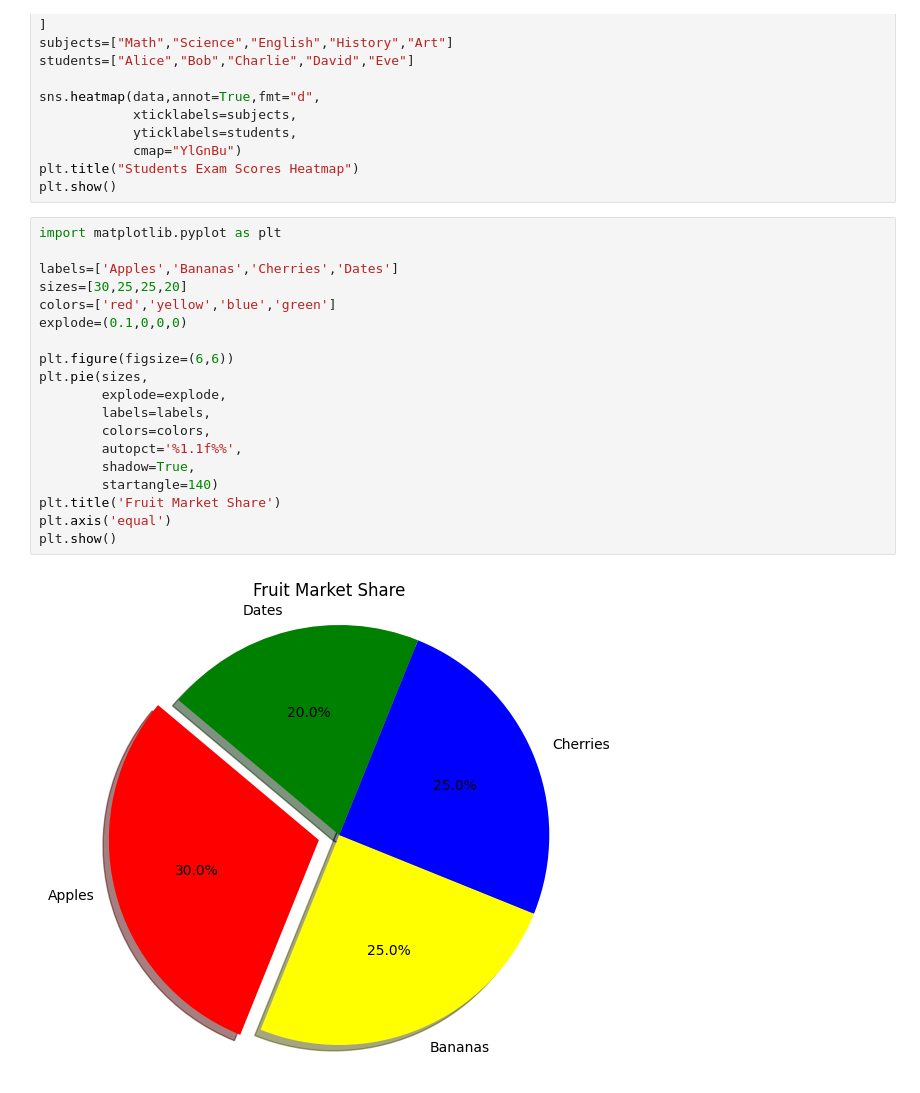
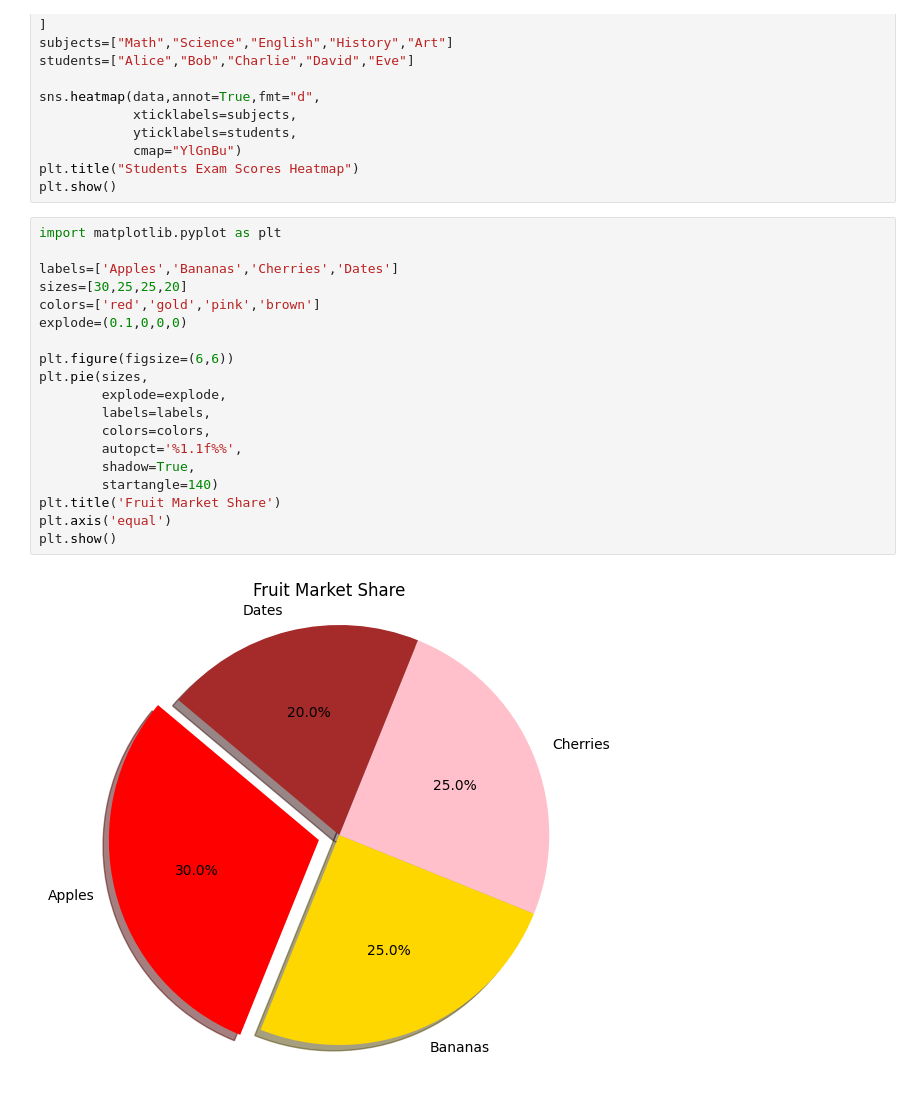
Before and after one commit to EyupTekne/Machine_Learning, a Jupyter notebook: visualization.ipynb, the cells around one changed output. Drawn from its saved outputs; the diff is of its cells as text.

```diff
--- a/visualization.ipynb
+++ b/visualization.ipynb
@@ -252,21 +252,21 @@ plt.show()
 # %%
 import matplotlib.pyplot as plt
 
 labels=['Apples','Bananas','Cherries','Dates']
 sizes=[30,25,25,20]
-colors=['red','yellow','blue','green']
+colors=['red','gold','pink','brown']
 explode=(0.1,0,0,0)
 
 plt.figure(figsize=(6,6))
 plt.pie(sizes,
         explode=explode,
         labels=labels,
         colors=colors,
         autopct='%1.1f%%',
         shadow=True,
         startangle=140)
 plt.title('Fruit Market Share')
 plt.axis('equal')
 plt.show()
 # %% [output]
-[figure, old version]
+[figure, new version]
```
